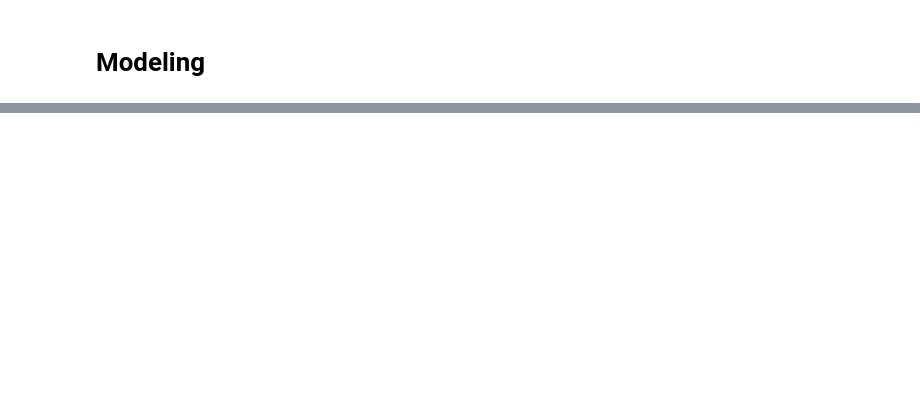
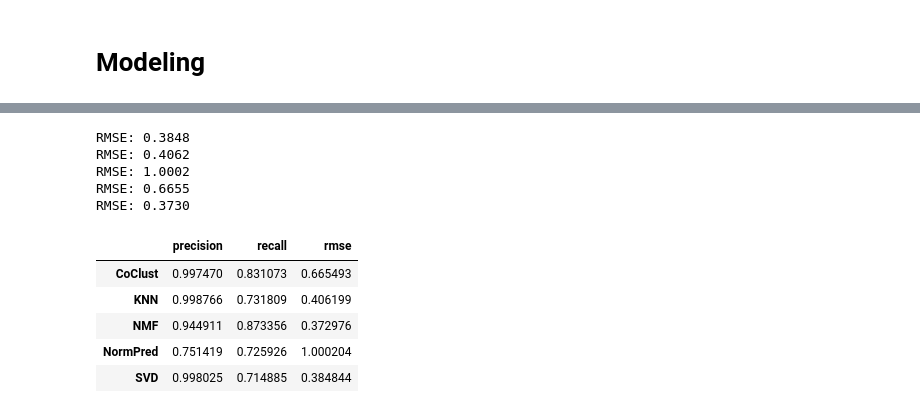
Before and after one commit to briangraham/trailrec, a Jupyter notebook: notebooks/model_collab.ipynb, the cells around one changed output, grey strips where cells are left out. Cells and saved outputs as stored; diff of their text form; code cells hidden in the pictures; blank space fills up the shorter version.

```diff
--- a/notebooks/model_collab.ipynb
+++ b/notebooks/model_collab.ipynb
@@ -182,4 +85,0 @@ top_n = get_top_n(predictions, n=10)
-# %%
-# Print the recommended items for each user
-for uid, user_ratings in top_n.items():
-    (uid, [iid for (iid, _) in user_ratings])
@@ -252,0 +185,27 @@ for trainset, testset in kf.split(data):
+# %%
+pred_set = [predictions_svd, predictions_knn, predictions_normalpredictor, predictions_coclustering, predictions_nmf]
+method = ['SVD','KNN','NormPred','CoClust','NMF']
+prec = dict()
+rec = dict()
+rmse = dict()
+for pred, meth in zip(pred_set,method):
+    precisions, recalls = precision_recall_at_k(pred, k=10, threshold=4)
+    prec[meth] = (sum(prec for prec in precisions.values()) / len(precisions))
+    rec[meth] =(sum(rec for rec in recalls.values()) / len(recalls))
+    rmse[meth] = accuracy.rmse(pred)
+# %% [output]
+RMSE: 0.3848
+RMSE: 0.4062
+RMSE: 1.0002
+RMSE: 0.6655
+RMSE: 0.3730
+# %%
+df_summary = pd.DataFrame.from_dict({'precision':prec,'recall':rec,'rmse':rmse})
+df_summary
+# %% [output]
+|  | precision | recall | rmse |
+| CoClust | 0.997470 | 0.831073 | 0.665493 |
+| KNN | 0.998766 | 0.731809 | 0.406199 |
+| NMF | 0.944911 | 0.873356 | 0.372976 |
+| NormPred | 0.751419 | 0.725926 | 1.000204 |
+| SVD | 0.998025 | 0.714885 | 0.384844 |
```
Also changed, not shown: parts of 31 cells of this notebook, 1 other file.
